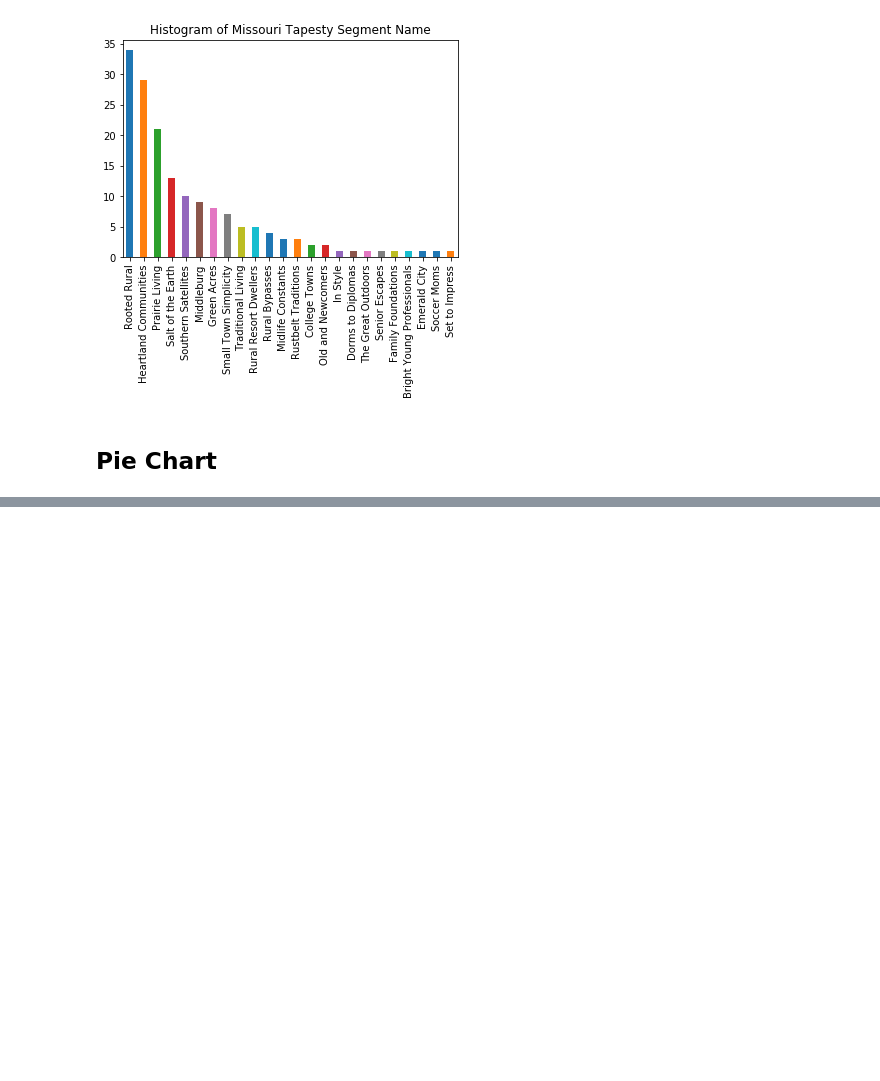
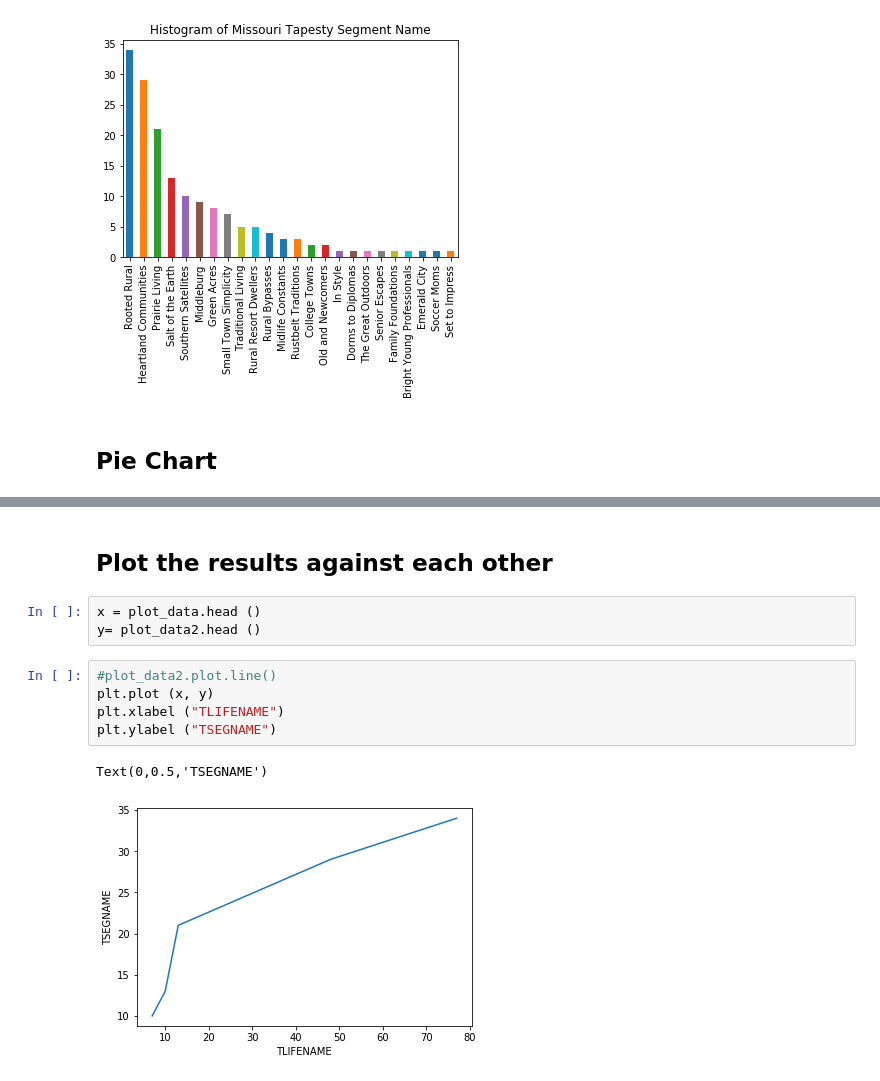
Before and after one commit to LauraLB2006/advanced_class, a Jupyter notebook: Project3/Q1.ipynb, the cells around one changed output, grey strips where cells are left out. Saved outputs shown, nothing was run; the diff lists cells and outputs as text; blank space fills up the shorter version.

```diff
--- a/Project3/Q1.ipynb
+++ b/Project3/Q1.ipynb
@@ -119,0 +120,13 @@ Text(0.5,1,'Histogram of Missouri Tapesty Segment Name')
+# %% [markdown]
+## Plot the results against each other
+# %%
+x = plot_data.head ()
+y= plot_data2.head ()
+# %%
+#plot_data2.plot.line()
+plt.plot (x, y)
+plt.xlabel ("TLIFENAME")
+plt.ylabel ("TSEGNAME")
+# %% [output]
+Text(0,0.5,'TSEGNAME')
+[figure, added]
```
Also changed, not shown: parts of 1 cell of this notebook.
